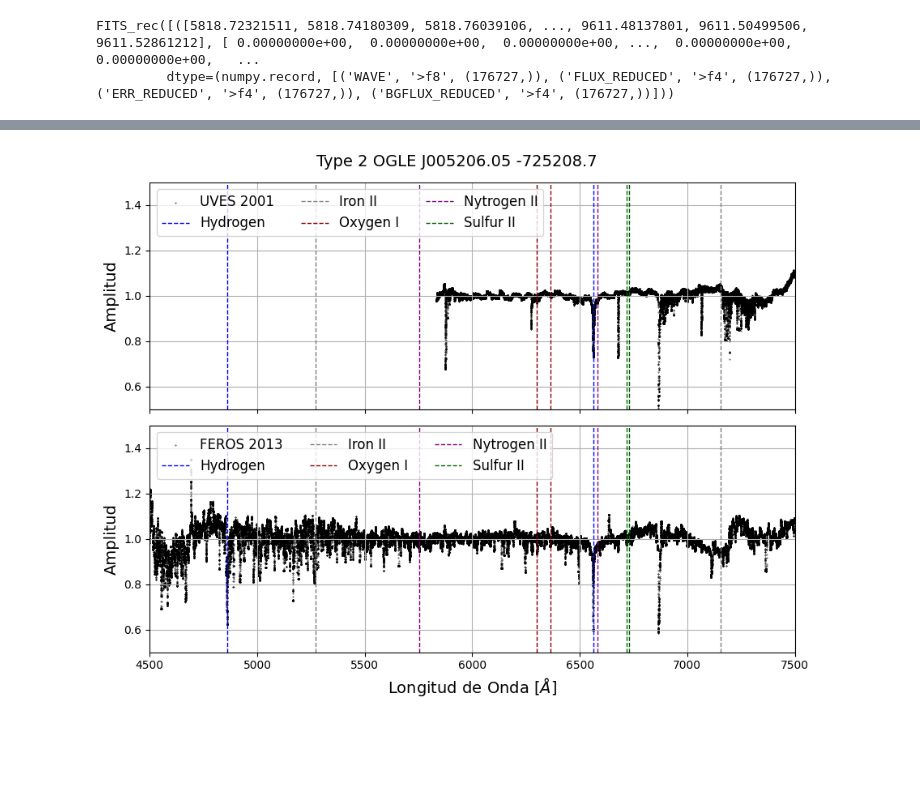
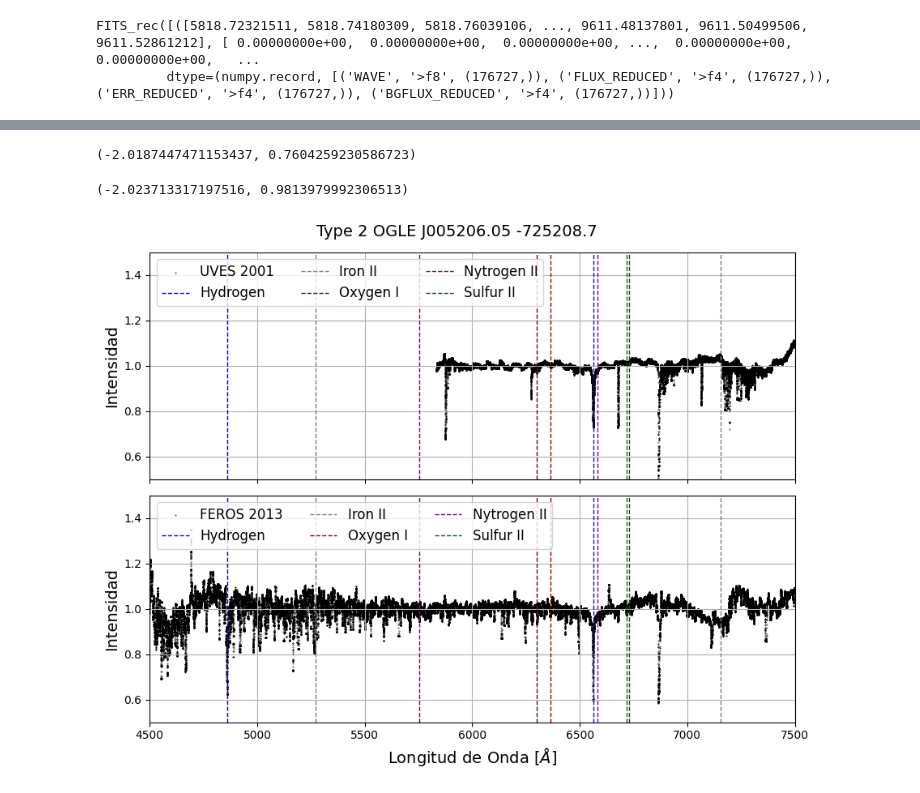
Before and after one commit to lsperezm/Red_Be_Stars, a Jupyter notebook: Code/B081.ipynb, the cells around one changed output, grey strips where cells are left out. Drawn from its saved outputs; the diff is of its cells as text; code cells hidden in the pictures; blank space fills up the shorter version.

```diff
--- a/Code/B081.ipynb
+++ b/Code/B081.ipynb
@@ -34,7 +36,7 @@ mask1=mask_alpha1&mask_beta1&mask_gamma1
 
 #Data December 2015
 xd2_new=data2['FLUX'][0][5000:-5000].tolist()
-xd2_filt=median_filter(xd2_new,100)
+xd2_filt=median_filter(xd2_new,20)
 lam2 = data2['WAVE'][0][5000:-5000]
 
 mask_alpha2=np.abs(6562.8-lam2)>40
@@ -91,3 +171,13 @@ plt.show()
+# %%
+EWmeUVES = EW((lam1-3.5), (xd1_filt/modelo1(lam1)), cf, wf, cb, wb, cr, wr, n_iter)
+EWmeUVES
+# %% [output]
+(-2.0187447471153437, 0.7604259230586723)
+# %%
+EWmeFEROS = EW((lam2-3.5), (xd2_filt/modelo2(lam2)), cf, wf, cb, wb, cr, wr, n_iter)
+EWmeFEROS
+# %% [output]
+(-2.023713317197516, 0.9813979992306513)
 # %%
 fig, axs = plt.subplots(2, 1, sharex=True, figsize=(9, 7))  # 5 rows, 1 column
 
@@ -100,32 +190,32 @@ axs[1].scatter(lam2-3.6,xd2_filt/modelo2(lam2), s=0.1, color='black',label='FERO
 
 # Labels
 for ax in axs:
-    ax.set_ylabel('Amplitud',fontsize=14)
+    ax.set_ylabel('Intensidad',fontsize=14)
     ax.axvline(x=6562.8, color='blue', linestyle='--', linewidth=1,label=r'Hydrogen')
     ax.axvline(x=4861.3, color='blue', linestyle='--', linewidth=1)
     ax.axvline(x=7155, color='gray', linestyle='--', linewidth=1,label=r'Iron II')
     ax.axvline(x=4244, color='gray', linestyle='--', linewidth=1)
     ax.axvline(x=4287, color='gray', linestyle='--', linewidth=1)
     ax.axvline(x=4415, color='gray', linestyle='--', linewidth=1)
     ax.axvline(x=5273, color='gray', linestyle='--', linewidth=1)
     ax.axvline(x=6300, color='darkred', linestyle='--', linewidth=1,label=r'Oxygen I')
     ax.axvline(x=6363, color='darkred', linestyle='--', linewidth=1)
     ax.axvline(x=5755, color='purple', linestyle='--', linewidth=1,label=r'Nytrogen II')
     ax.axvline(x=6584, color='purple', linestyle='--', linewidth=1)
     ax.axvline(x=4068, color='darkgreen', linestyle='--', linewidth=1,label=r'Sulfur II')
     ax.axvline(x=6717, color='darkgreen', linestyle='--', linewidth=1)
     ax.axvline(x=6730, color='darkgreen', linestyle='--', linewidth=1)
     ax.legend(loc='upper left', fontsize=12,ncol=3)
     ax.grid(True)
 axs[-1].set_xlabel(r'Longitud de Onda [$\AA$]',fontsize=14)
 axs[-1].set_xlim(4500, 7500)
 axs[0].set_ylim(0.5, 1.5)
 axs[1].set_ylim(0.5, 1.5)
 #axs[2].set_ylim(0, 120)
 
 fig.suptitle('Type 2 OGLE J005206.05 -725208.7',fontsize=14)
 plt.tight_layout()
 plt.savefig('B081_full')
 plt.show()
 # %% [output]
-[figure, old version]
+[figure, new version]
```
Also changed, not shown: parts of 6 cells of this notebook, 9 other files.
